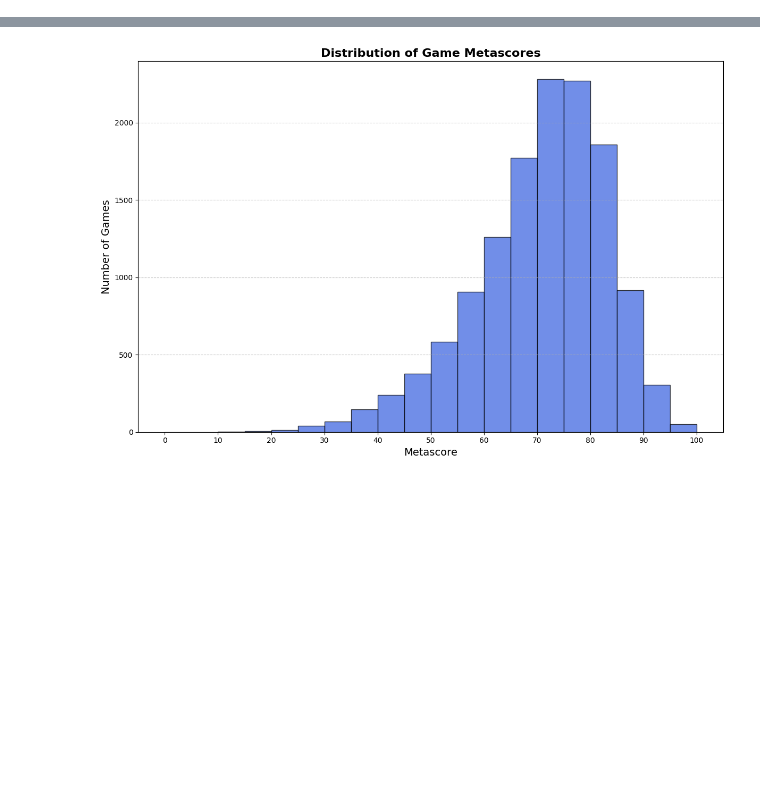
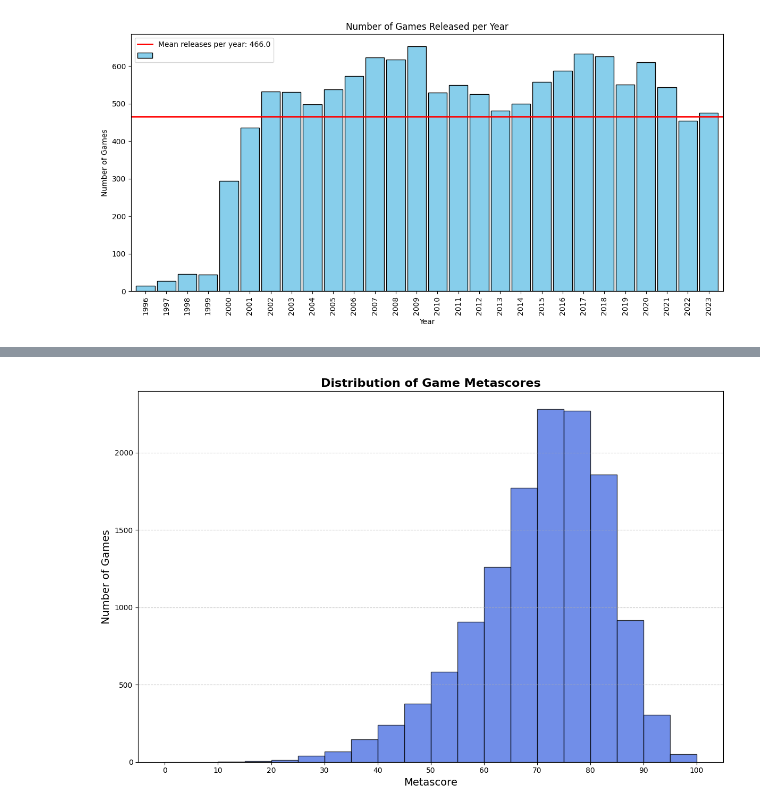
Before and after one commit to a-chmielewski/MetacriticGameData-ScraperAndEDA, a Jupyter notebook: Metacritic-games-EDA.ipynb, the cells around one changed output, grey strips where cells are left out. Drawn from its saved outputs; the diff is of its cells as text; code cells hidden in the pictures; blank space fills up the shorter version.

```diff
--- a/Metacritic-games-EDA.ipynb
+++ b/Metacritic-games-EDA.ipynb
@@ -70,0 +144,43 @@ plt.show()
+# %%
+# Exclude the incomplete data for the year 2024 and the starting year 1995 from the dataset to avoid skewing the analysis.
+games_per_year_filtered = games_by_year[
+    (games_by_year["year"] != 2024) & (games_by_year["year"] != 1995)
+]
+
+# Group the filtered data by 'year' and count the number of titles to determine the annual game release volume.
+games_per_year = games_per_year_filtered.groupby("year")["title"].count()
+
+# Compute the average number of games released per year, rounding to the nearest whole number for simplicity.
+mean_games_per_year = games_per_year.mean().round()
+
+# Begin plotting the number of games released per year as a bar chart.
+plt.figure(figsize=(12, 6))  # Set the figure size for better visibility of the data.
+
+# Create a bar plot with a consistent width and defined colors for better visual distinction.
+games_per_year.plot(kind="bar", width=0.9, color="skyblue", edgecolor="black")
+
+# Draw a horizontal line representing the average number of game releases per year on the plot.
+plt.axhline(
+    mean_games_per_year, color="red", linewidth=2
+)  # Add a mean line for reference.
+
+# Title and label the plot to provide context to the chart.
+plt.title("Number of Games Released per Year")
+plt.xlabel("Year")
+plt.ylabel("Number of Games")
+
+# Add a legend to the plot, which includes the mean number of releases per year for additional insight.
+plt.legend(labels=[f"Mean releases per year: {mean_games_per_year}", ""])
+
+# Set the x-axis ticks to display each year and rotate them for better legibility.
+plt.xticks(
+    rotation=90
+)  # Rotate the x-axis labels to vertical to ensure they are readable.
+
+# Adjust the layout to make sure labels and titles are not cut off.
+plt.tight_layout()
+
+# Render the plot to the screen.
+plt.show()
+# %% [output]
+[figure, added]
```
Also changed, not shown: parts of 48 cells of this notebook, 4 other files.
